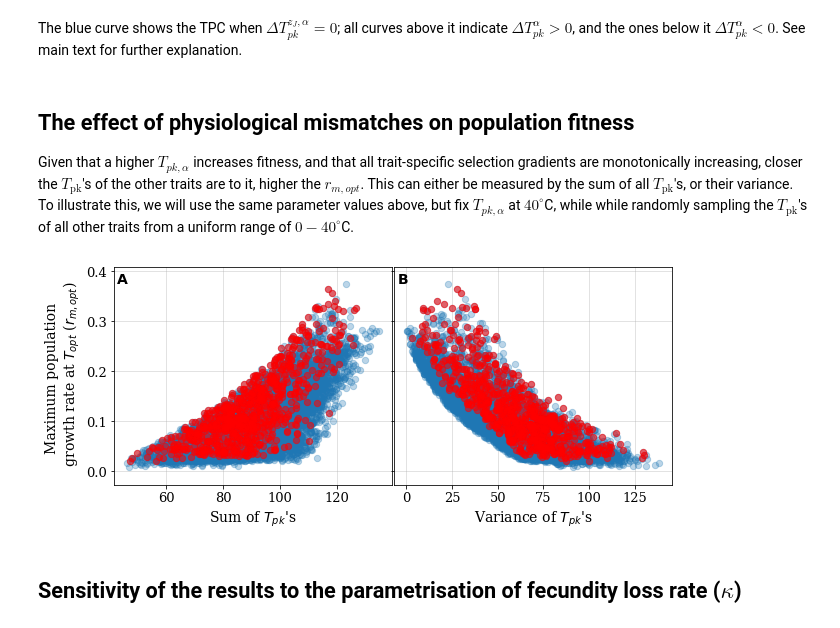
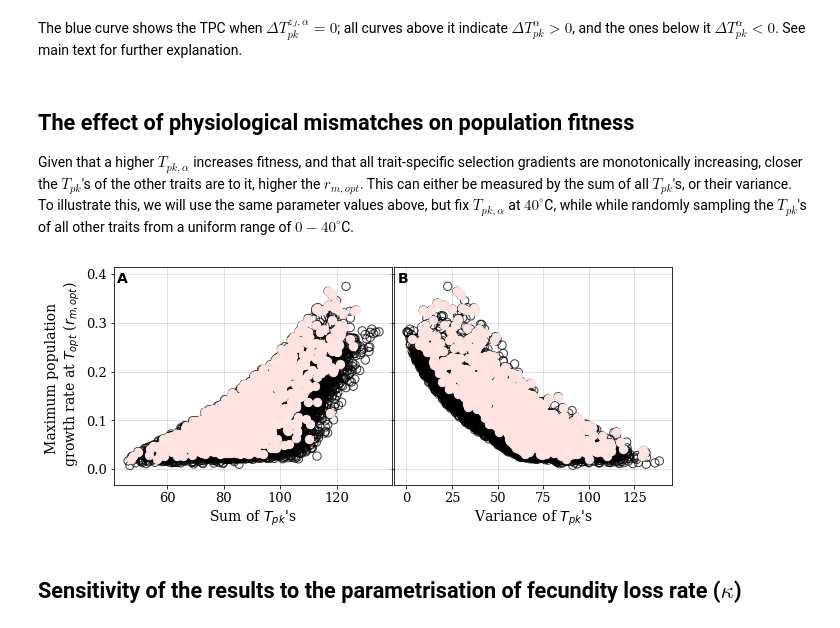
Before and after one commit to EcoEngLab/TraitMismatchPaper-main, a Jupyter notebook: code/TraitMismatch_SI.ipynb, the cells around one changed output. Cells and saved outputs as stored; diff of their text form; code cells hidden in the pictures.

```diff
--- a/code/TraitMismatch_SI.ipynb
+++ b/code/TraitMismatch_SI.ipynb
@@ -788,7 +823,7 @@ The blue curve shows the TPC when $\Delta T_{pk}^{z_J,\alpha} = 0$; all curves a
 # %% [markdown]
 ## The effect of physiological mismatches on population fitness
 
-Given that a higher $T_{pk,\alpha}$ increases fitness, and that all trait-specific selection gradients are monotonically increasing, closer the $T_\text{pk}$'s of the other traits are to it, higher the $r_{m,opt}$. This can either be measured by the sum of all $T_\text{pk}$'s, or their variance. To illustrate this, we will use the same parameter values above, but fix $T_{pk,\alpha}$ at $40^\circ$C, while while randomly sampling the $T_\text{pk}$'s of all other traits from a uniform range of $0 - 40^\circ$C.
+Given that a higher $T_{pk,\alpha}$ increases fitness, and that all trait-specific selection gradients are monotonically increasing, closer the $T_{pk}$'s of the other traits are to it, higher the $r_{m,opt}$. This can either be measured by the sum of all $T_{pk}$'s, or their variance. To illustrate this, we will use the same parameter values above, but fix $T_{pk,\alpha}$ at $40^\circ$C, while while randomly sampling the $T_{pk}$'s of all other traits from a uniform range of $0 - 40^\circ$C.
 # %%
 max_T_pk = 35
 T_vec = np.arange(0, max_T_pk, 0.05)+273.15 #Vector of temperatures
@@ -815,30 +850,32 @@ T_pk_vars = np.var(np.c_[T_pks-273.15, np.asarray([max_T_pk]*samps) ],1)
 # %%
 ########## Fig. 4 ###############
 
 fig = plt.figure(figsize=(10, 4))
 ax = fig.add_subplot(121)
 ax.set_title('A', weight="bold", fontsize=14, x=.03, y=.9,**csfont)
-ax.scatter(T_pk_sums,r_opt_vec[:,0], s=40, alpha=.3)
+ax.scatter(T_pk_sums,r_opt_vec[:,0],
+           s=70, alpha=0.75, facecolors='none', edgecolors = 'k')
 ax.scatter(T_pk_sums[np.where(r_opt_vec[:,1] == 1)],r_opt_vec[np.where(r_opt_vec[:,1] == 1),0],
-           color = 'red', s=40, alpha=.55)
+           color = 'mistyrose', s=70, alpha=1)
 ax.set_xlabel(r"Sum of $T_{pk}$'s", fontsize=14)
 ax.set_ylabel('Maximum population \n growth rate at $T_{opt}$ ($r_{m,opt}$)', fontsize=14);
 ax.tick_params(axis='x', labelsize=13); ax.tick_params(axis='y', labelsize=13)
 
 ax = fig.add_subplot(122)
 ax.set_title('B', weight="bold", fontsize=14, x=.03, y=.9,**csfont);
-ax.scatter(T_pk_vars,r_opt_vec[:,0], s=40, alpha=.3)
+ax.scatter(T_pk_vars,r_opt_vec[:,0],
+           s=70, alpha=0.75, facecolors='none', edgecolors = 'k')
 ax.scatter(T_pk_vars[np.where(r_opt_vec[:,1] == 1)],r_opt_vec[np.where(r_opt_vec[:,1] == 1),0],
-           color = 'red', s=40, alpha=.55)
+           color = 'mistyrose', s=70, alpha=1)
 ax.set_xlabel(r"Variance of $T_{pk}$'s", fontsize=14);
 ax.tick_params(axis='x', labelsize=13); ax.tick_params(axis='y', labelsize=13)
 ax.axes.yaxis.set_ticklabels([])
 
 plt.subplots_adjust(wspace=0.01, hspace=.00)
 
 plt.savefig('../results/TherMM_grad.pdf', bbox_inches='tight')
 # %% [output]
-[figure, old version]
+[figure, new version]
 # %% [markdown]
 ## Sensitivity of the results to the parametrisation of fecundity loss rate ($\kappa$)
 # %% [markdown]
```
Also changed, not shown: parts of 16 cells of this notebook, 1 other file.
